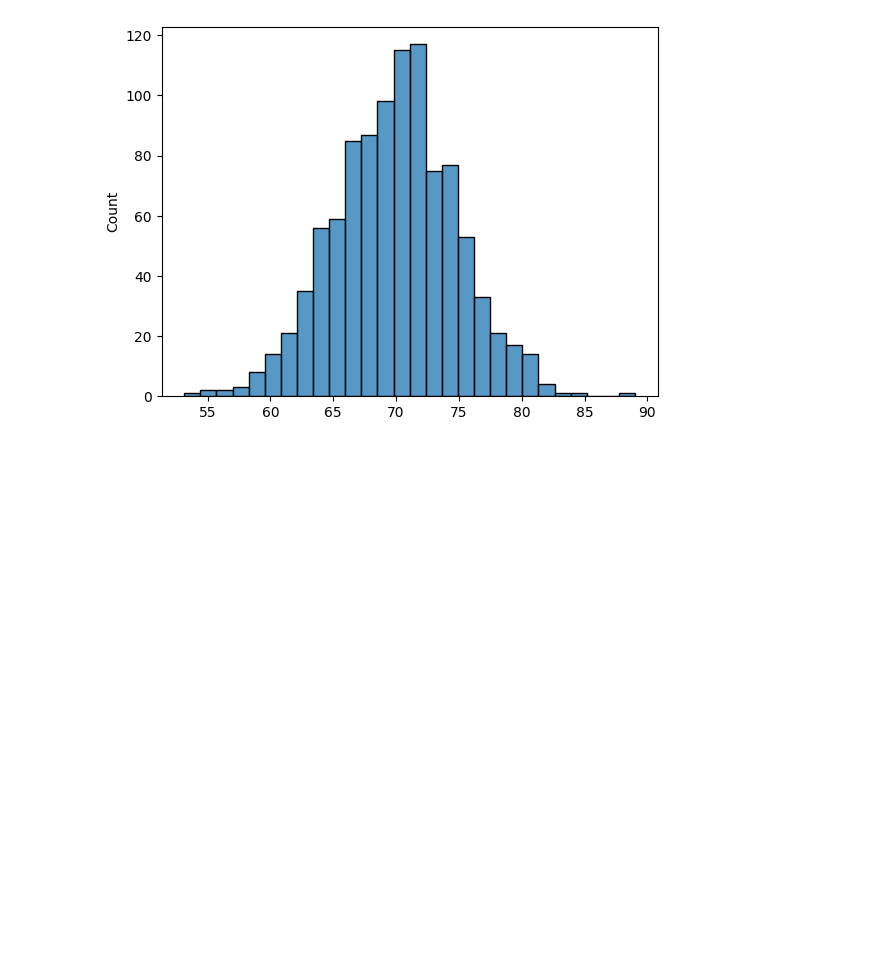
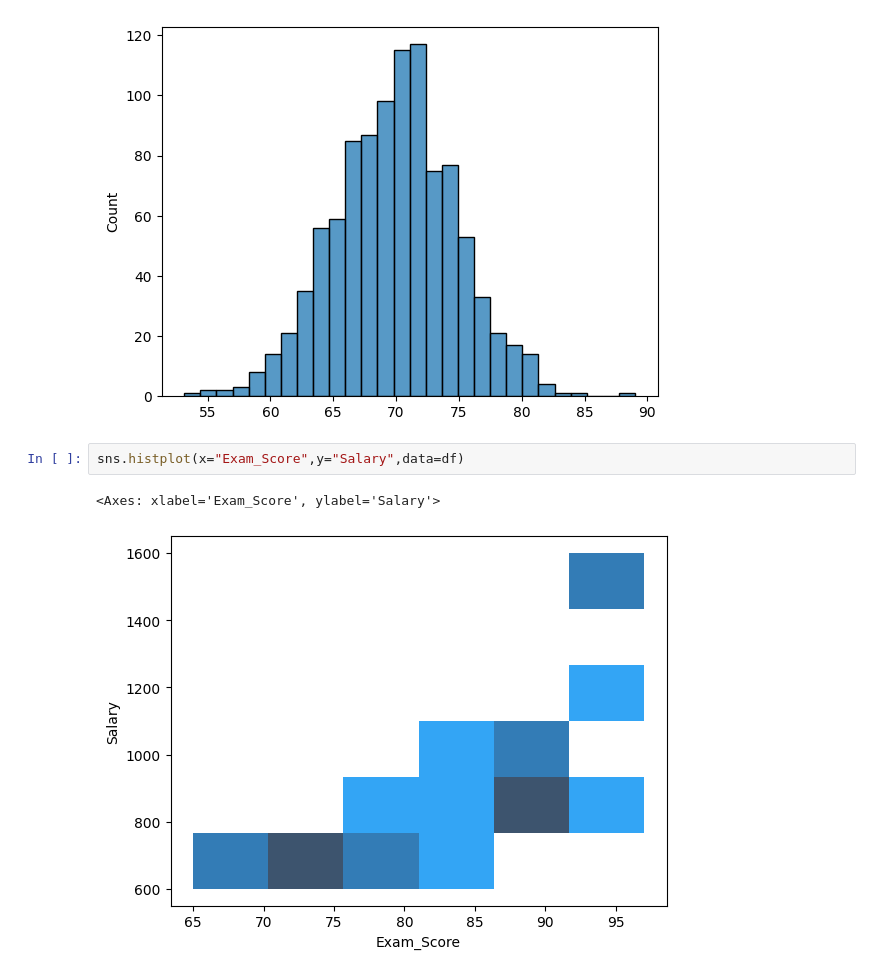
Before and after one commit to Ayan282/colab, a Jupyter notebook: statistika4.ipynb, the cells around one changed output. Cells and saved outputs as stored; diff of their text form; blank space fills up the shorter version.

```diff
--- a/statistika4.ipynb
+++ b/statistika4.ipynb
@@ -182,3 +203,8 @@ sns.histplot(x=sim_data)
 # %% [output]
 <Axes: ylabel='Count'>
 [figure]
+# %%
+sns.histplot(x="Exam_Score",y="Salary",data=df)
+# %% [output]
+<Axes: xlabel='Exam_Score', ylabel='Salary'>
+[figure, added]
```
Also changed, not shown: parts of 10 cells of this notebook.
